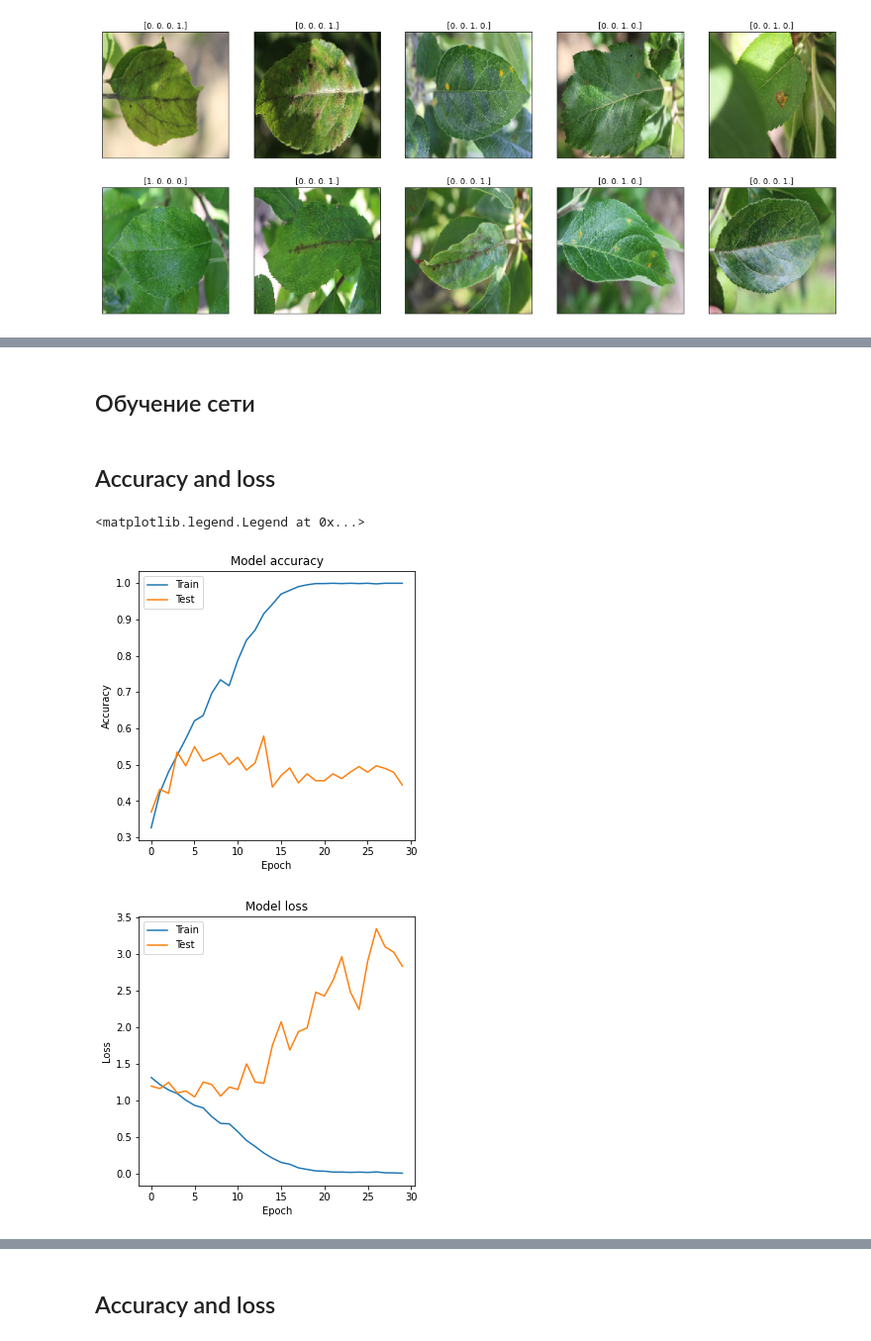
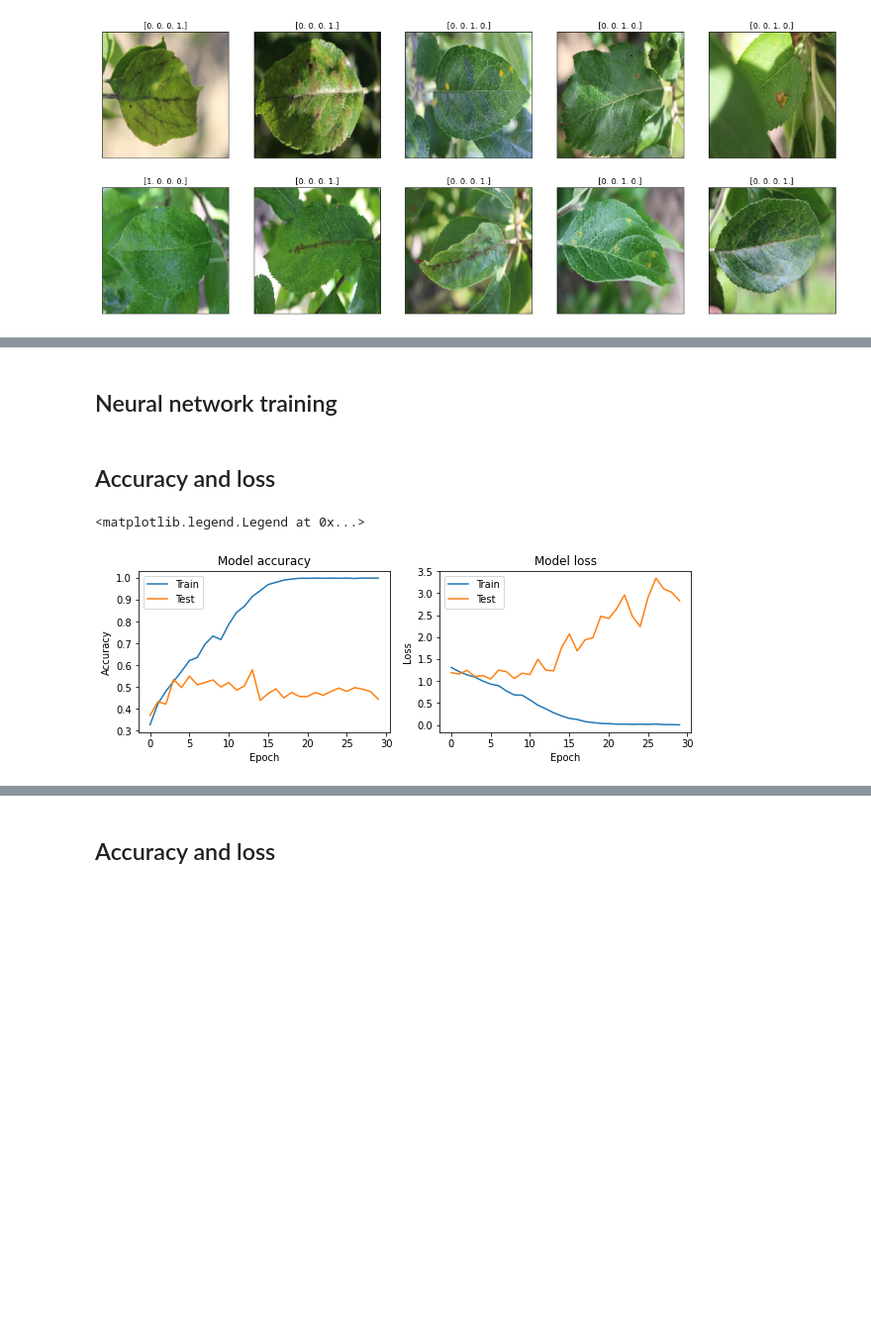
Before and after one commit to ArtemAvanesov/Roonyx-Labs, a Jupyter notebook: 5_colab.ipynb, the cells around one changed output, grey strips where cells are left out. Shown at 99% size. Saved outputs shown, nothing was run; the diff lists cells and outputs as text; code cells hidden in the pictures; blank space fills up the shorter version.

```diff
--- a/5_colab.ipynb
+++ b/5_colab.ipynb
@@ -236,8 +236,8 @@ Total params: 598,876
 Trainable params: 598,876
 Non-trainable params: 0
 _________________________________________________________________
-# %% [markdown]
-## Обучение сети
+# %% [markdown]
+## Neural network training
 # %%
 model.compile(optimizer='adam', loss='categorical_crossentropy', metrics=['accuracy'])
 
@@ -252,22 +252,23 @@ history = model.fit(
 # %%
 import matplotlib.pyplot as plt
 
-plt.figure(figsize=(5,5))
+plt.figure(figsize=(10,3))
+
+plt.subplot(1, 2, 1)
 plt.plot(history.history['accuracy'])
 plt.plot(history.history['val_accuracy'])
 plt.title('Model accuracy')
 plt.ylabel('Accuracy')
 plt.xlabel('Epoch')
 plt.legend(['Train', 'Test'], loc='upper left')
 
-plt.figure(figsize=(5,5))
+plt.subplot(1, 2, 2)
 plt.plot(history.history['loss'])
 plt.plot(history.history['val_loss'])
 plt.title('Model loss')
 plt.ylabel('Loss')
 plt.xlabel('Epoch')
 plt.legend(['Train', 'Test'], loc='upper left')
 # %% [output]
 <matplotlib.legend.Legend at 0x...>
-[figure, old version]
+[figure, new version]
-[figure, removed]
```
Also changed, not shown: parts of 18 cells of this notebook.
